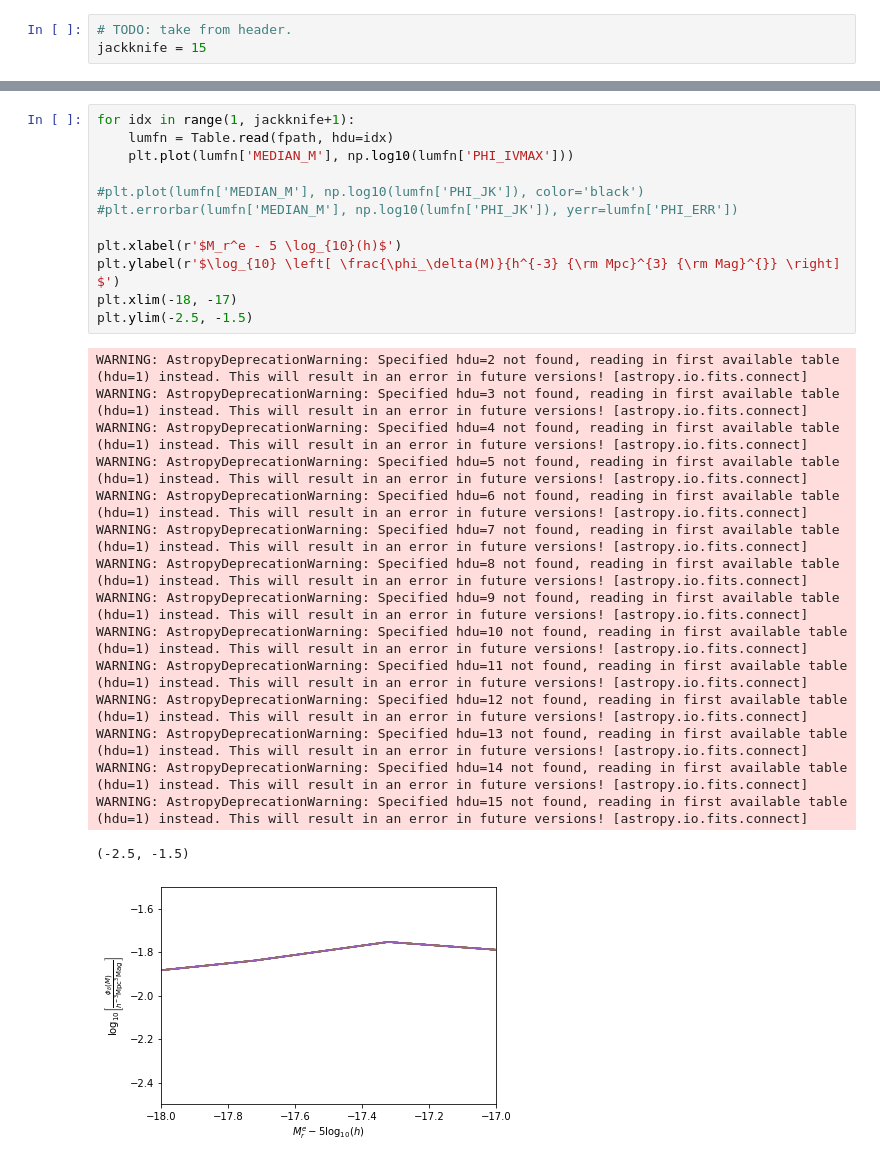
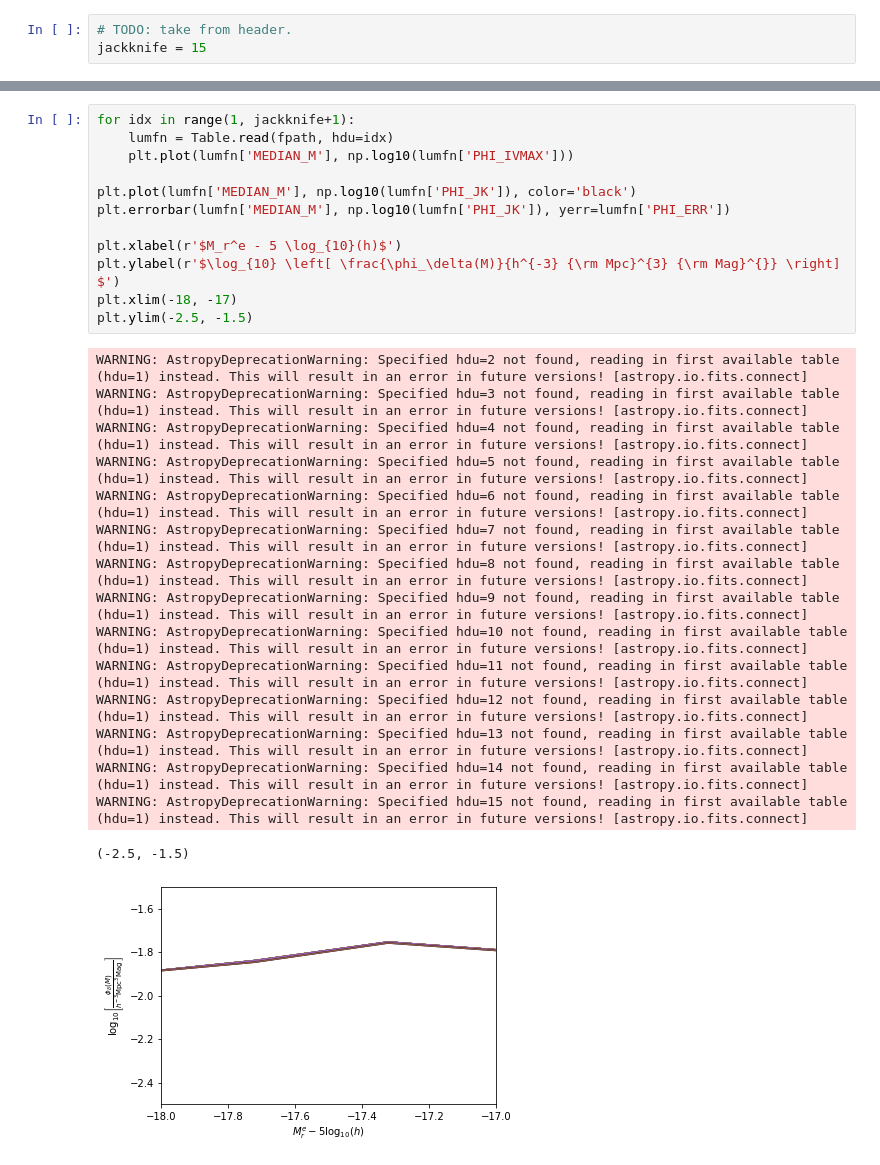
Before and after one commit to SgmAstro/DESI, a Jupyter notebook: docs/nb/jackknifeQA.ipynb, the cells around one changed output, grey strips where cells are left out. Cells and saved outputs as stored; diff of their text form.

```diff
--- a/docs/nb/jackknifeQA.ipynb
+++ b/docs/nb/jackknifeQA.ipynb
@@ -86,29 +95,29 @@ jackknife = 15
 # %%
 for idx in range(1, jackknife+1):
     lumfn = Table.read(fpath, hdu=idx)
     plt.plot(lumfn['MEDIAN_M'], np.log10(lumfn['PHI_IVMAX']))
 
-#plt.plot(lumfn['MEDIAN_M'], np.log10(lumfn['PHI_JK']), color='black')
-#plt.errorbar(lumfn['MEDIAN_M'], np.log10(lumfn['PHI_JK']), yerr=lumfn['PHI_ERR'])
+plt.plot(lumfn['MEDIAN_M'], np.log10(lumfn['PHI_JK']), color='black')
+plt.errorbar(lumfn['MEDIAN_M'], np.log10(lumfn['PHI_JK']), yerr=lumfn['PHI_ERR'])
 
 plt.xlabel(r'$M_r^e - 5 \log_{10}(h)$')
 plt.ylabel(r'$\log_{10} \left[ \frac{\phi_\delta(M)}{h^{-3} {\rm Mpc}^{3} {\rm Mag}^{}} \right] $')
 plt.xlim(-18, -17)
 plt.ylim(-2.5, -1.5)
 # %% [output]
 WARNING: AstropyDeprecationWarning: Specified hdu=2 not found, reading in first available table (hdu=1) instead. This will result in an error in future versions! [astropy.io.fits.connect]
 WARNING: AstropyDeprecationWarning: Specified hdu=3 not found, reading in first available table (hdu=1) instead. This will result in an error in future versions! [astropy.io.fits.connect]
 WARNING: AstropyDeprecationWarning: Specified hdu=4 not found, reading in first available table (hdu=1) instead. This will result in an error in future versions! [astropy.io.fits.connect]
 WARNING: AstropyDeprecationWarning: Specified hdu=5 not found, reading in first available table (hdu=1) instead. This will result in an error in future versions! [astropy.io.fits.connect]
 WARNING: AstropyDeprecationWarning: Specified hdu=6 not found, reading in first available table (hdu=1) instead. This will result in an error in future versions! [astropy.io.fits.connect]
 WARNING: AstropyDeprecationWarning: Specified hdu=7 not found, reading in first available table (hdu=1) instead. This will result in an error in future versions! [astropy.io.fits.connect]
 WARNING: AstropyDeprecationWarning: Specified hdu=8 not found, reading in first available table (hdu=1) instead. This will result in an error in future versions! [astropy.io.fits.connect]
 WARNING: AstropyDeprecationWarning: Specified hdu=9 not found, reading in first available table (hdu=1) instead. This will result in an error in future versions! [astropy.io.fits.connect]
 WARNING: AstropyDeprecationWarning: Specified hdu=10 not found, reading in first available table (hdu=1) instead. This will result in an error in future versions! [astropy.io.fits.connect]
 WARNING: AstropyDeprecationWarning: Specified hdu=11 not found, reading in first available table (hdu=1) instead. This will result in an error in future versions! [astropy.io.fits.connect]
 WARNING: AstropyDeprecationWarning: Specified hdu=12 not found, reading in first available table (hdu=1) instead. This will result in an error in future versions! [astropy.io.fits.connect]
 WARNING: AstropyDeprecationWarning: Specified hdu=13 not found, reading in first available table (hdu=1) instead. This will result in an error in future versions! [astropy.io.fits.connect]
 WARNING: AstropyDeprecationWarning: Specified hdu=14 not found, reading in first available table (hdu=1) instead. This will result in an error in future versions! [astropy.io.fits.connect]
 WARNING: AstropyDeprecationWarning: Specified hdu=15 not found, reading in first available table (hdu=1) instead. This will result in an error in future versions! [astropy.io.fits.connect]
 (-2.5, -1.5)
-[figure, old version]
+[figure, new version]
```
Also changed, not shown: parts of 3 cells of this notebook.
